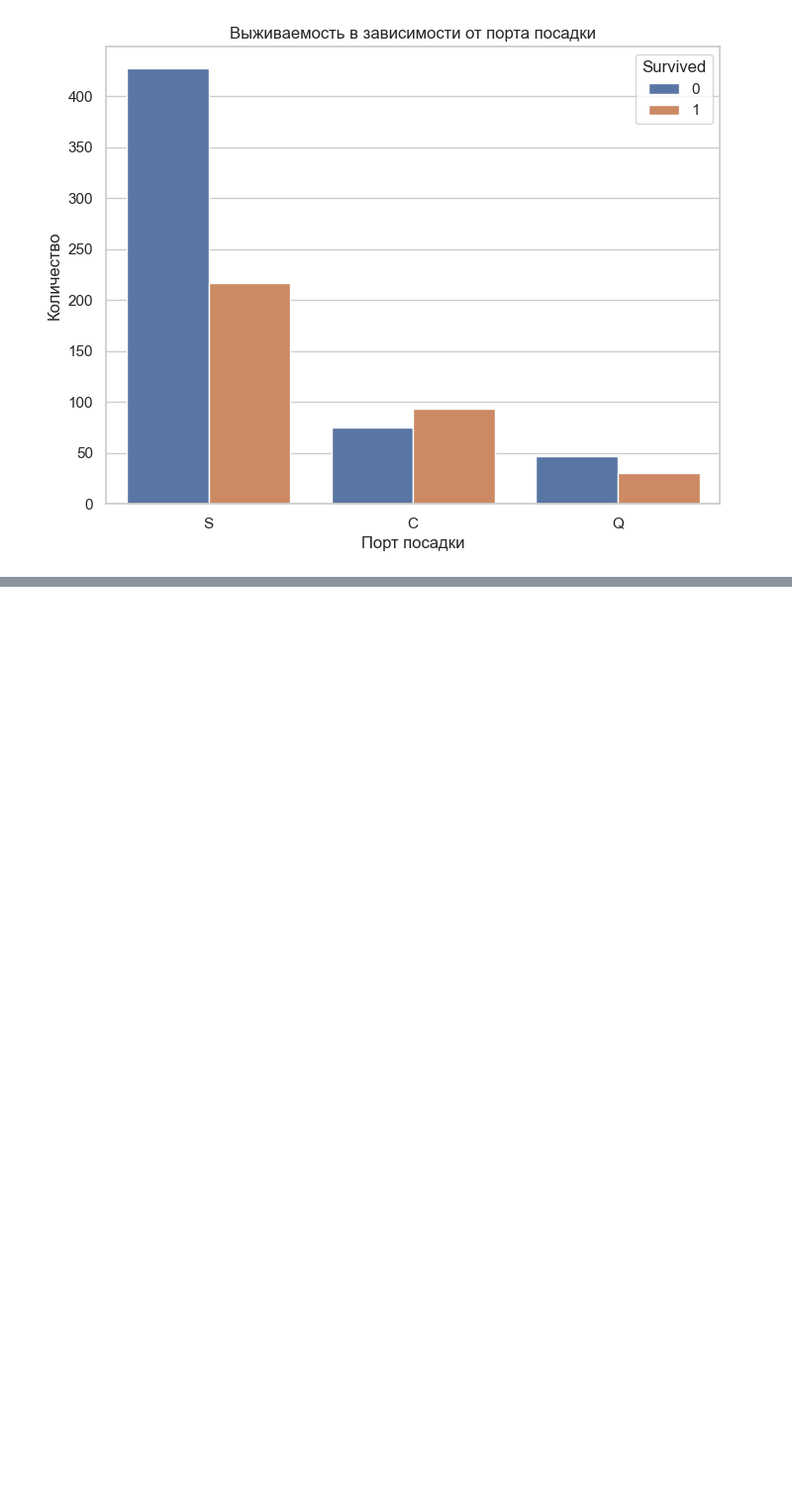
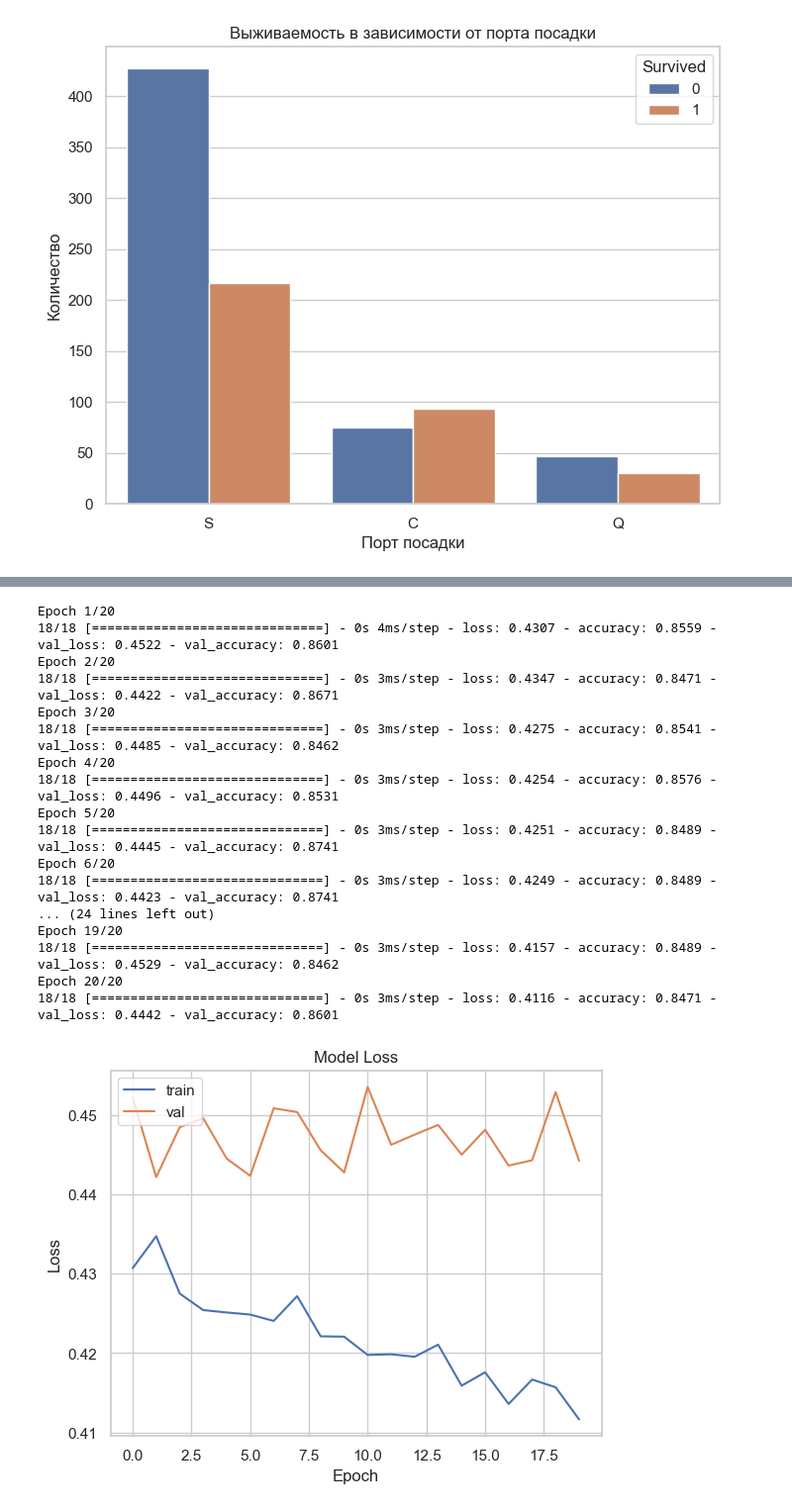
Before and after one commit to Sunbro-S/Titanic, a Jupyter notebook: Titanic Шукшин М.В.ipynb, the cells around one changed output, grey strips where cells are left out. Shown at 99% size. Cells and saved outputs as stored; diff of their text form; code cells hidden in the pictures; blank space fills up the shorter version.

```diff
--- a/Titanic Шукшин М.В.ipynb
+++ b/Titanic Шукшин М.В.ipynb
@@ -186,0 +166,31 @@ Epoch 20/20
+# %%
+features = ['Pclass', 'Sex', 'Age', 'SibSp', 'Parch', 'Fare', 'Embarked', 'FamilySize', 'AgeGroup']
+X = data[features]
+y = data['Survived']
+# %%
+import numpy as np
+from sklearn.model_selection import train_test_split
+from sklearn.datasets import make_classification
+from sklearn.preprocessing import StandardScaler
+from keras.models import Sequential
+from keras.layers import Dense
+from keras.layers import Dropout
+from tensorflow.keras.regularizers import l2
+
+X_train, X_test, y_train, y_test = train_test_split(X, y, test_size=0.2, random_state=42)
+
+scaler = StandardScaler()
+X_train = scaler.fit_transform(X_train)
+X_test = scaler.transform(X_test)
+model = Sequential()
+model.add(Dense(64, activation='relu', kernel_regularizer=l2(0.008), input_shape=(X_train.shape[1],)))
+model.add(Dense(32, activation='relu', kernel_regularizer=l2(0.005)))
+model.add(Dense(16, activation='relu', kernel_regularizer=l2(0.001)))
+model.add(Dense(1, activation='sigmoid'))
+
+model.compile(optimizer='adam', loss='binary_crossentropy', metrics=['accuracy'])
+
+model.fit(X_train, y_train, epochs=10, batch_size=32, validation_split=0.2)
+
+loss, accuracy = model.evaluate(X_test, y_test)
+print(f'Test Accuracy: {accuracy:.2f}')
@@ -186,0 +215,31 @@ Epoch 20/20
+# %%
+import matplotlib.pyplot as plt
+
+history = model.fit(X_train, y_train, epochs=20, batch_size=32, validation_split=0.2)
+
+plt.plot(history.history['loss'], label='train')
+plt.plot(history.history['val_loss'], label='val')
+plt.title('Model Loss')
+plt.ylabel('Loss')
+plt.xlabel('Epoch')
+plt.legend(loc='upper left')
+plt.show()
+# %% [output]
+Epoch 1/20
+18/18 [==============================] - 0s 4ms/step - loss: 0.4307 - accuracy: 0.8559 - val_loss: 0.4522 - val_accuracy: 0.8601
+Epoch 2/20
+18/18 [==============================] - 0s 3ms/step - loss: 0.4347 - accuracy: 0.8471 - val_loss: 0.4422 - val_accuracy: 0.8671
+Epoch 3/20
+18/18 [==============================] - 0s 3ms/step - loss: 0.4275 - accuracy: 0.8541 - val_loss: 0.4485 - val_accuracy: 0.8462
+Epoch 4/20
+18/18 [==============================] - 0s 3ms/step - loss: 0.4254 - accuracy: 0.8576 - val_loss: 0.4496 - val_accuracy: 0.8531
+Epoch 5/20
+18/18 [==============================] - 0s 3ms/step - loss: 0.4251 - accuracy: 0.8489 - val_loss: 0.4445 - val_accuracy: 0.8741
+Epoch 6/20
+18/18 [==============================] - 0s 3ms/step - loss: 0.4249 - accuracy: 0.8489 - val_loss: 0.4423 - val_accuracy: 0.8741
+... (24 lines left out)
+Epoch 19/20
+18/18 [==============================] - 0s 3ms/step - loss: 0.4157 - accuracy: 0.8489 - val_loss: 0.4529 - val_accuracy: 0.8462
+Epoch 20/20
+18/18 [==============================] - 0s 3ms/step - loss: 0.4116 - accuracy: 0.8471 - val_loss: 0.4442 - val_accuracy: 0.8601
+[figure, added]
```
Also changed, not shown: parts of 9 cells of this notebook.
